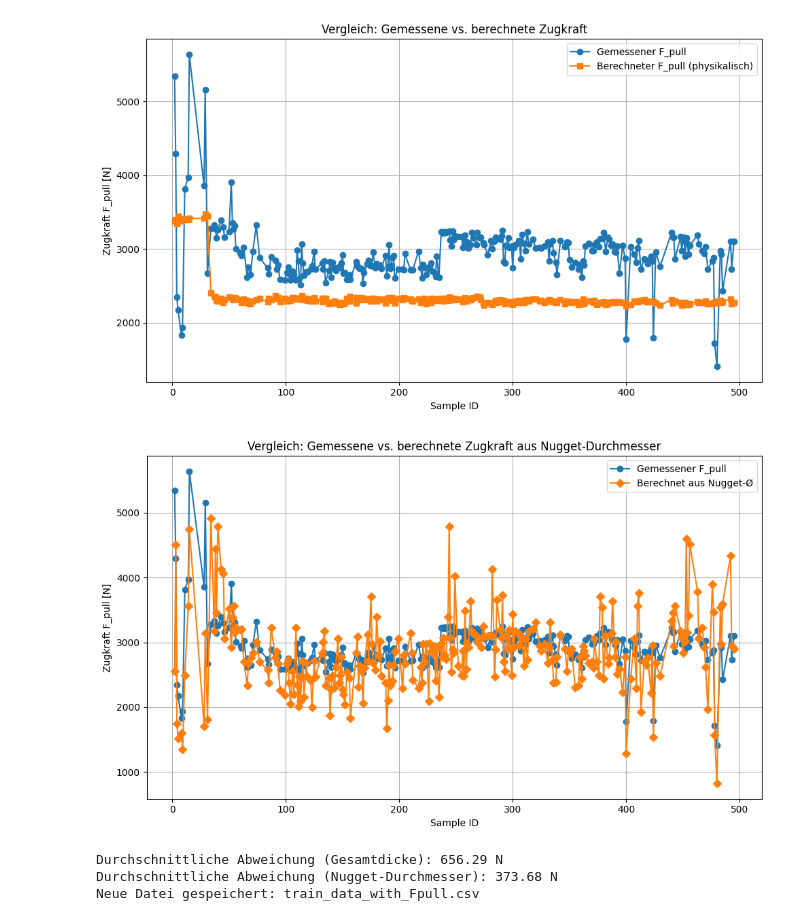
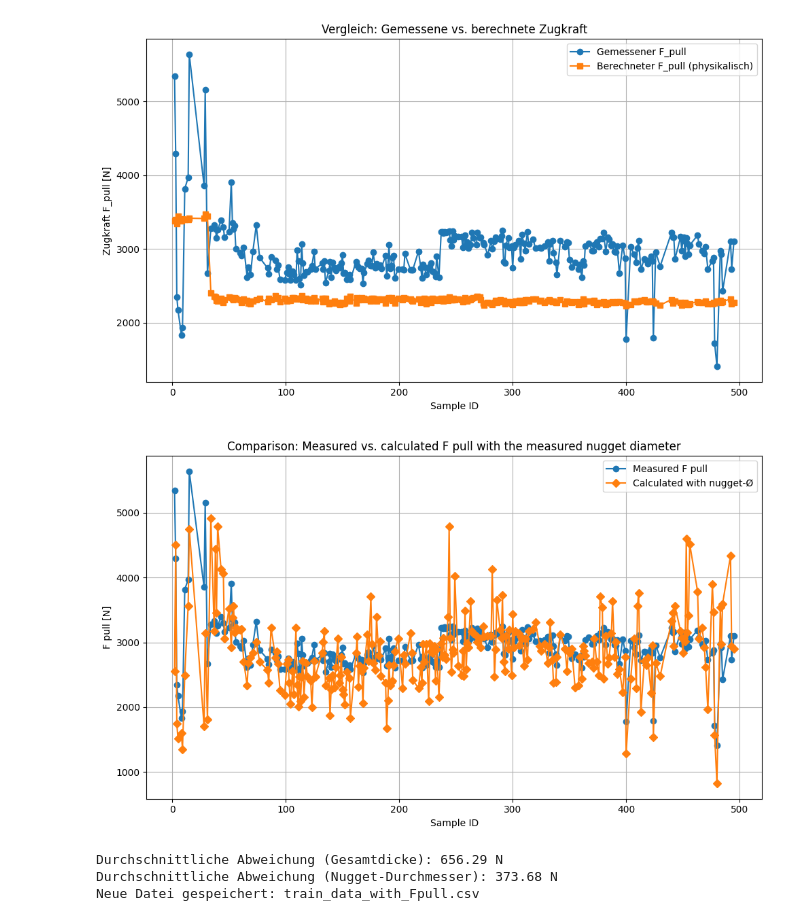
Before and after one commit to SamuelRusch/tabpfn-industrial-eval, a Jupyter notebook: calculating_Fpull.ipynb, the cells around one changed output. Saved outputs shown, nothing was run; the diff lists cells and outputs as text; code cells hidden in the pictures.

```diff
--- a/calculating_Fpull.ipynb
+++ b/calculating_Fpull.ipynb
@@ -80,38 +80,38 @@ plt.show()
 # %%
 import pandas as pd
 import numpy as np
 import matplotlib.pyplot as plt
 
 # Daten einlesen
 df = pd.read_csv("data/train_data.csv")
 
 df["Thickness_min (mm)"] = df[["Thickness A (mm)", "Thickness B (mm)"]].min(axis=1)
 
 # Konstante Scherfestigkeit
 tau = 292  # N/mm²
 
 # Neue Spalte berechnen
 df["F_pull_from_nugget"] = (np.pi / 4) * df["NuggetDiameter (mm)"] ** 2 * tau
 
 # Optional: neuen Datensatz speichern
 df.to_csv("data/train_data_with_nugget_pull.csv", index=False)
 
 # Plot: Vergleich tatsächlicher vs. berechneter Werte
 df_sorted = df.sort_values("Sample ID")
 
 plt.figure(figsize=(10, 6))
-plt.plot(df_sorted["Sample ID"], df_sorted["PullTest (N)"], label="Gemessener F_pull", marker='o')
-plt.plot(df_sorted["Sample ID"], df_sorted["F_pull_from_nugget"], label="Berechnet aus Nugget-Ø", marker='D')
+plt.plot(df_sorted["Sample ID"], df_sorted["PullTest (N)"], label="Measured F pull", marker='o')
+plt.plot(df_sorted["Sample ID"], df_sorted["F_pull_from_nugget"], label="Calculated with nugget-Ø", marker='D')
 
 plt.xlabel("Sample ID")
-plt.ylabel("Zugkraft F_pull [N]")
-plt.title("Vergleich: Gemessene vs. berechnete Zugkraft aus Nugget-Durchmesser")
+plt.ylabel("F pull [N]")
+plt.title("Comparison: Measured vs. calculated F pull with the measured nugget diameter")
 plt.legend()
 plt.grid(True)
 plt.tight_layout()
 plt.show()
 # %% [output]
-[figure, old version]
+[figure, new version]
 # %%
 import pandas as pd
 import numpy as np
```
Also changed, not shown: parts of 1 cell of this notebook, 17 other files.
